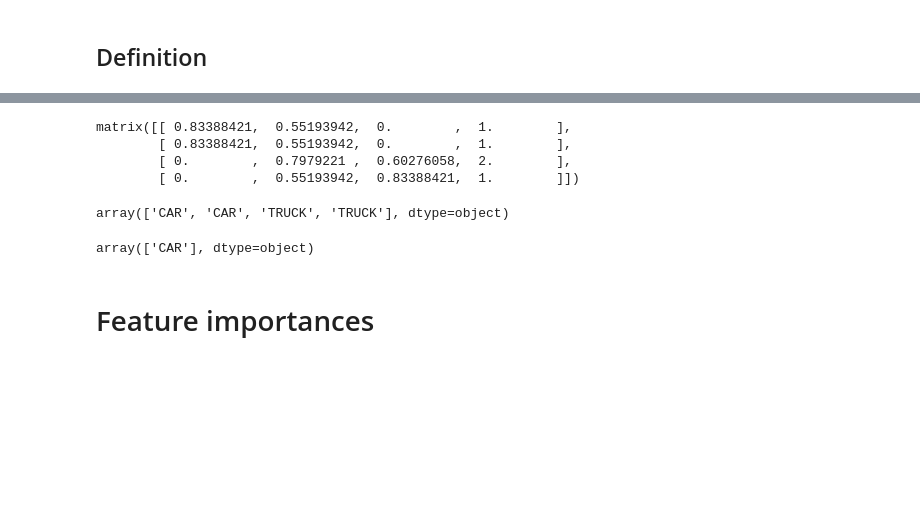
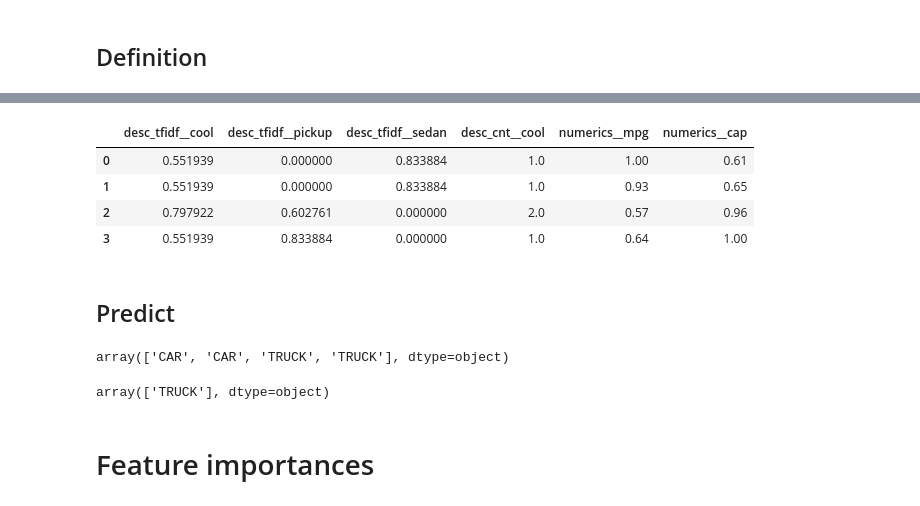
Before and after one commit to yarki/examples, a Jupyter notebook: pipelines_with_pandas.ipynb, the cells around one changed output, grey strips where cells are left out. Saved outputs shown, nothing was run; the diff lists cells and outputs as text; code cells hidden in the pictures; blank space fills up the shorter version.

```diff
--- a/pipelines_with_pandas.ipynb
+++ b/pipelines_with_pandas.ipynb
@@ -123,18 +154,22 @@ model.named_steps.vec.get_feature_names()
 # %%
-model.named_steps.vec.transform(train_df).todense()
+pd.DataFrame(model.named_steps.vec.transform(train_df).todense(),
+             columns=model.named_steps.vec.get_feature_names())
 # %% [output]
-matrix([[ 0.83388421,  0.55193942,  0.        ,  1.        ],
-        [ 0.83388421,  0.55193942,  0.        ,  1.        ],
-        [ 0.        ,  0.7979221 ,  0.60276058,  2.        ],
-        [ 0.        ,  0.55193942,  0.83388421,  1.        ]])
+|  | desc_tfidf__cool | desc_tfidf__pickup | desc_tfidf__sedan | desc_cnt__cool | numerics__mpg | numerics__cap |
+| 0 | 0.551939 | 0.000000 | 0.833884 | 1.0 | 1.00 | 0.61 |
+| 1 | 0.551939 | 0.000000 | 0.833884 | 1.0 | 0.93 | 0.65 |
+| 2 | 0.797922 | 0.602761 | 0.000000 | 2.0 | 0.57 | 0.96 |
+| 3 | 0.551939 | 0.833884 | 0.000000 | 1.0 | 0.64 | 1.00 |
+# %% [markdown]
+## Predict
 # %%
 model.predict(train_df)
 # %% [output]
 array(['CAR', 'CAR', 'TRUCK', 'TRUCK'], dtype=object)
 # %%
-model.predict(train_df.iloc[0])
+model.predict(train_df.iloc[3])
 # %% [output]
-array(['CAR'], dtype=object)
+array(['TRUCK'], dtype=object)
 # %% [markdown]
 # Feature importances
 # %% [markdown]
```
Also changed, not shown: parts of 19 cells of this notebook.
